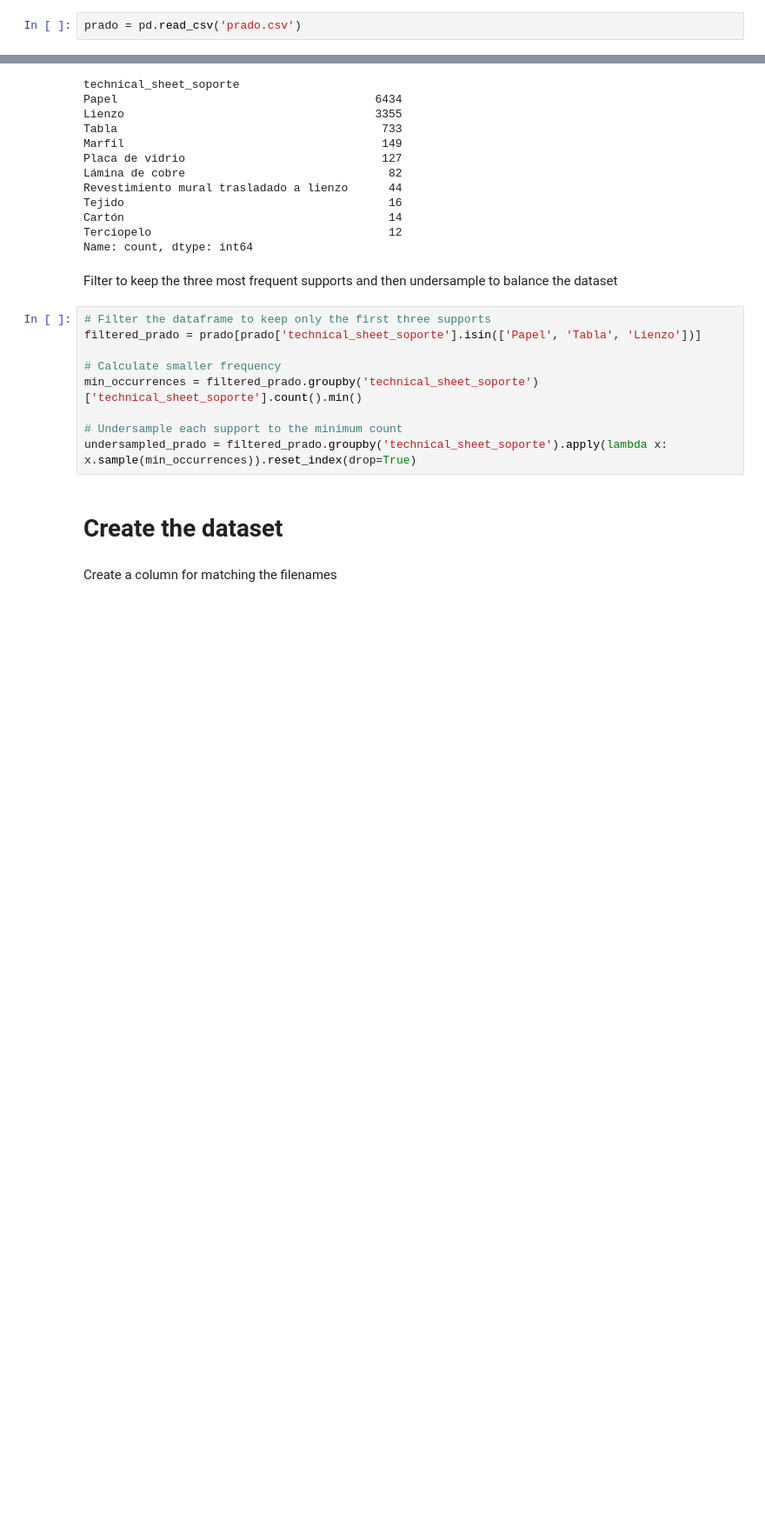
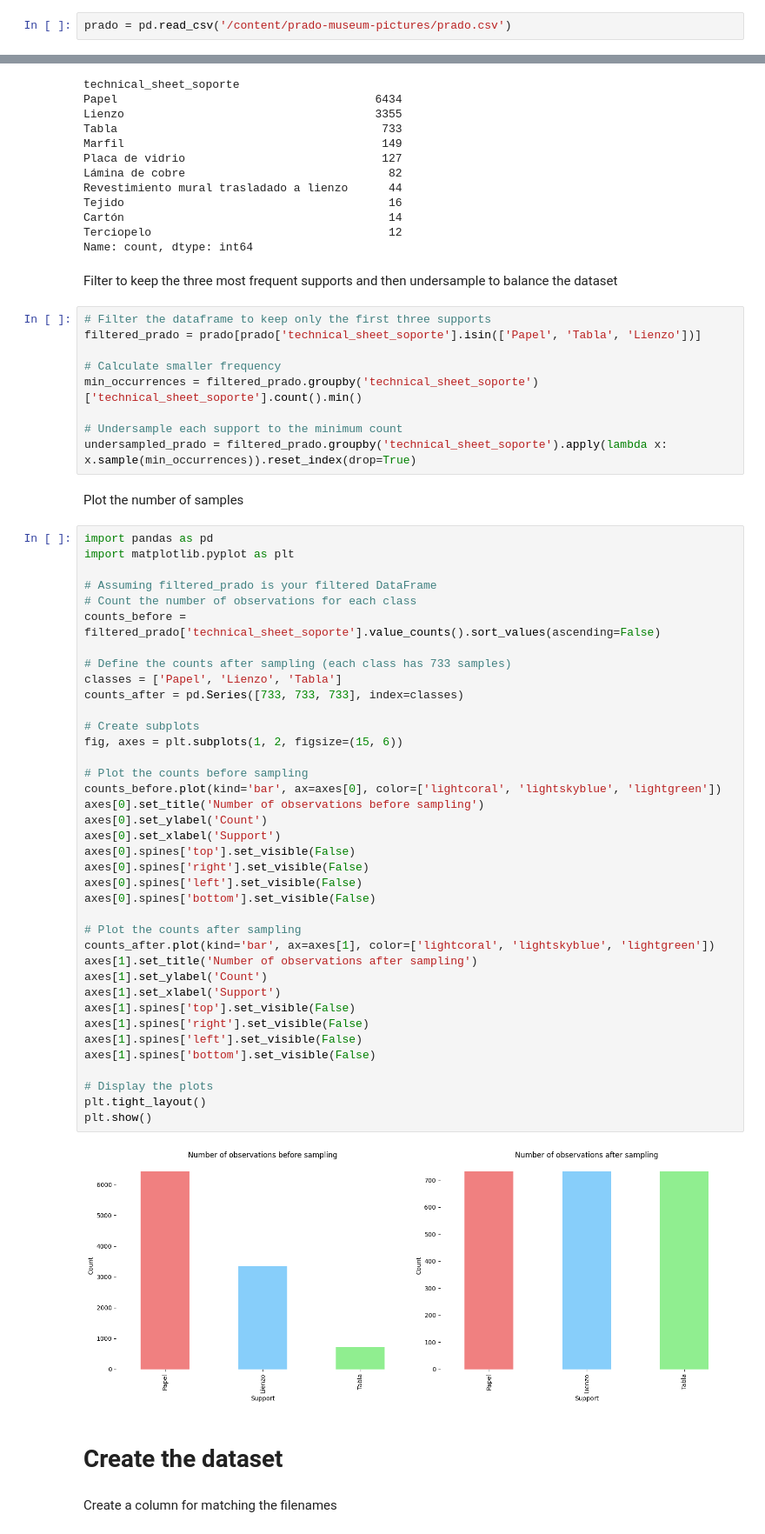
Before and after one commit to LeonardoAcquaroli/project, a Jupyter notebook: dataset_preprocessing.ipynb, the cells around one changed output, grey strips where cells are left out. Shown: that part at 87% size. Saved outputs shown, nothing was run; the diff lists cells and outputs as text; blank space fills up the shorter version.

Commit message:
added support for colab

```diff
--- a/dataset_preprocessing.ipynb
+++ b/dataset_preprocessing.ipynb
@@ -2,4 +2,4 @@
 import pandas as pd
 import os
 # %%
-prado = pd.read_csv('prado.csv')
+prado = pd.read_csv('/content/prado-museum-pictures/prado.csv')
@@ -41,6 +45,48 @@ min_occurrences = filtered_prado.groupby('technical_sheet_soporte')['technical_s
 
 # Undersample each support to the minimum count
 undersampled_prado = filtered_prado.groupby('technical_sheet_soporte').apply(lambda x: x.sample(min_occurrences)).reset_index(drop=True)
+# %% [markdown]
+Plot the number of samples
+# %%
+import pandas as pd
+import matplotlib.pyplot as plt
+
+# Assuming filtered_prado is your filtered DataFrame
+# Count the number of observations for each class
+counts_before = filtered_prado['technical_sheet_soporte'].value_counts().sort_values(ascending=False)
+
+# Define the counts after sampling (each class has 733 samples)
+classes = ['Papel', 'Lienzo', 'Tabla']
+counts_after = pd.Series([733, 733, 733], index=classes)
+
+# Create subplots
+fig, axes = plt.subplots(1, 2, figsize=(15, 6))
+
+# Plot the counts before sampling
+counts_before.plot(kind='bar', ax=axes[0], color=['lightcoral', 'lightskyblue', 'lightgreen'])
+axes[0].set_title('Number of observations before sampling')
+axes[0].set_ylabel('Count')
+axes[0].set_xlabel('Support')
+axes[0].spines['top'].set_visible(False)
+axes[0].spines['right'].set_visible(False)
+axes[0].spines['left'].set_visible(False)
+axes[0].spines['bottom'].set_visible(False)
+
+# Plot the counts after sampling
+counts_after.plot(kind='bar', ax=axes[1], color=['lightcoral', 'lightskyblue', 'lightgreen'])
+axes[1].set_title('Number of observations after sampling')
+axes[1].set_ylabel('Count')
+axes[1].set_xlabel('Support')
+axes[1].spines['top'].set_visible(False)
+axes[1].spines['right'].set_visible(False)
+axes[1].spines['left'].set_visible(False)
+axes[1].spines['bottom'].set_visible(False)
+
+# Display the plots
+plt.tight_layout()
+plt.show()
+# %% [output]
+[figure, added]
 # %% [markdown]
 # Create the dataset
 # %% [markdown]
```
Also changed, not shown: parts of 1 cell of this notebook.
